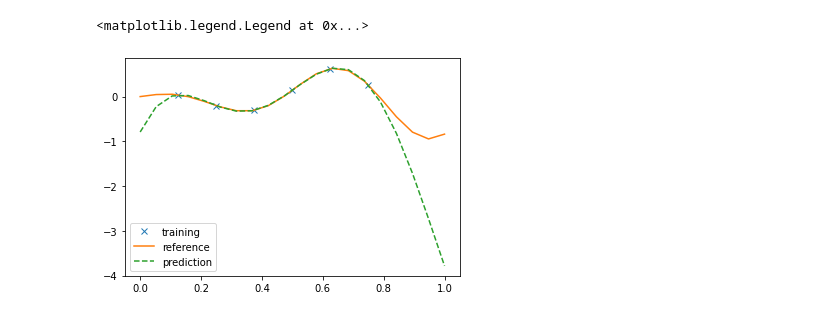
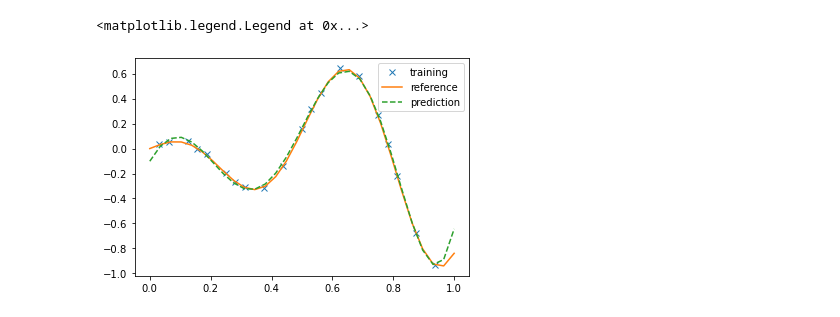
Before and after one commit to redmod-team/profit, a Jupyter notebook: doc/gp_custom.ipynb, the cells around one changed output. Drawn from its saved outputs; the diff is of its cells as text; code cells hidden in the pictures.

```diff
--- a/doc/gp_custom.ipynb
+++ b/doc/gp_custom.ipynb
@@ -13,22 +13,23 @@ def build_K(xa, xb, hyp, K):
         for j in np.arange(len(xb)):
             K[i, j] = kern_sqexp(xa[i], xb[j], hyp[0])
 
-noise_train = 0.0
+noise_train = 0.01
 
-ntrain = 6
+ntrain = 20
 xtrain = halton(1, ntrain)
 ftrain = f(xtrain)
-ytrain = ftrain + noise_train*(np.random.rand(ntrain, 1) - 0.5)
+np.random.seed(0)
+ytrain = ftrain + noise_train*np.random.randn(ntrain, 1)
 # %%
 # GP regression with fixed kernel hyperparameters
 hyp = [0.5, 1e-6]  # l and sig_noise**2
 
 K = np.empty((ntrain, ntrain))   # train-train
 build_K(xtrain, xtrain, hyp, K)  # writes inside K
-Ky = K + hyp[-1]**2*np.eye(ntrain)
+Ky = K + hyp[-1]*np.eye(ntrain)
 Kyinv = invert(Ky, 4, 1e-6)       # using gp_functions.invert
 
-ntest = 20
+ntest = 30
 xtest = np.linspace(0, 1, ntest)
 ftest = f(xtest)
 
@@ -39,12 +40,13 @@ build_K(xtest, xtest, hyp, Kss)
 
 fmean = Ks.T.dot(Kyinv.dot(ytrain)) # predictive mean
 # %%
+plt.figure()
 plt.plot(xtrain, ytrain, 'x')
 plt.plot(xtest, ftest, '-')
 plt.plot(xtest, fmean, '--')
 plt.legend(('training', 'reference', 'prediction'))
 # %% [output]
 <matplotlib.legend.Legend at 0x...>
-[figure, old version]
+[figure, new version]
 # %%
 # Negative log likelihood over length scale
```
Also changed, not shown: parts of 6 cells of this notebook, 1 other file.
